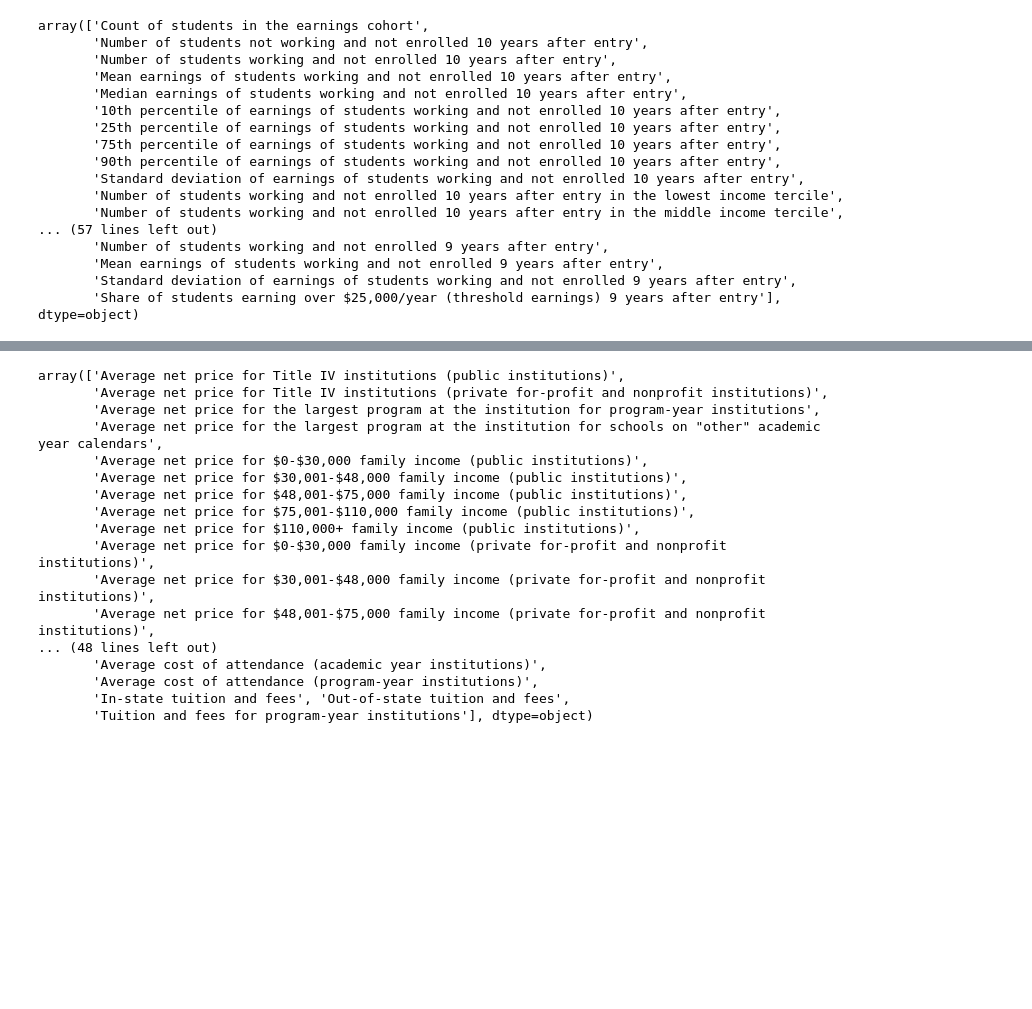
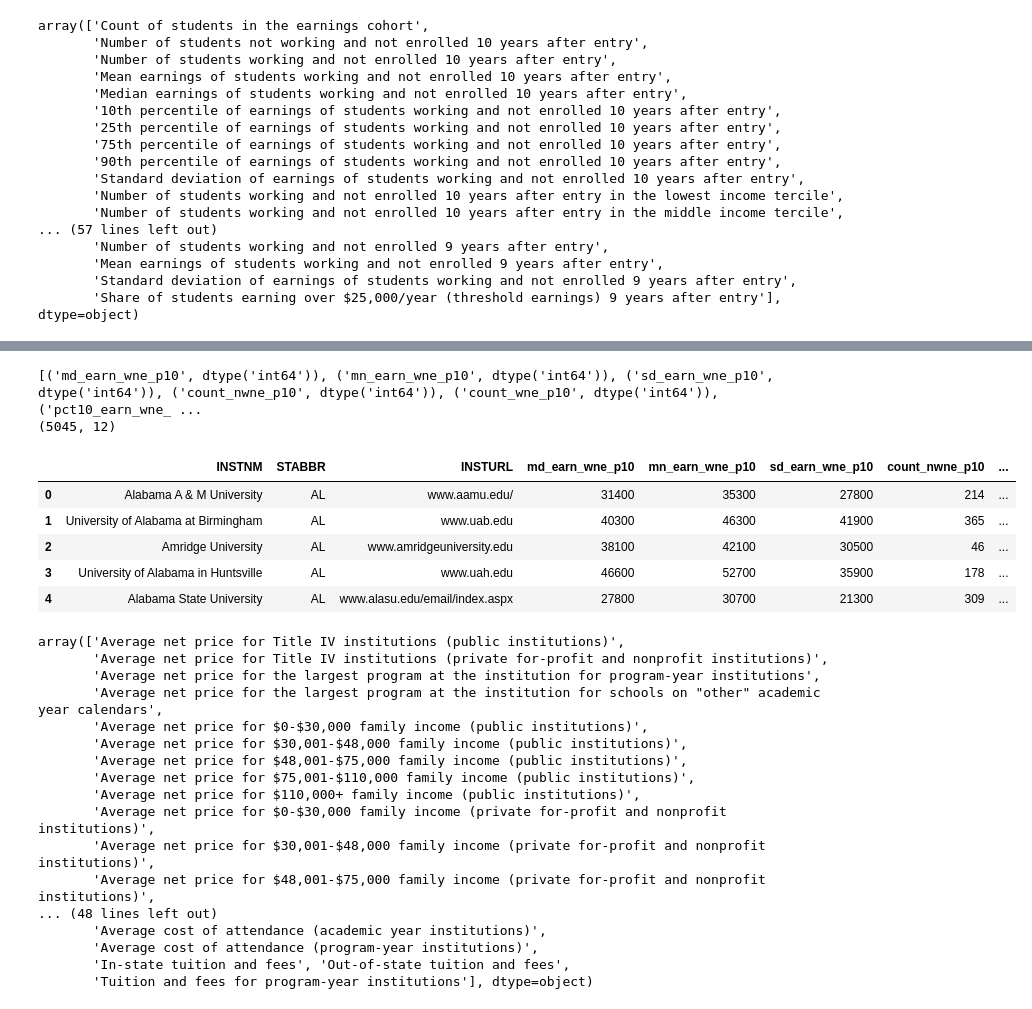
Before and after one commit to dbricare/CollegeOutcomes, a Jupyter notebook: OutcomesAnalysis.ipynb, the cells around one changed output, grey strips where cells are left out. Cells and saved outputs as stored; diff of their text form; code cells hidden in the pictures; blank space fills up the shorter version.

```diff
--- a/OutcomesAnalysis.ipynb
+++ b/OutcomesAnalysis.ipynb
@@ -275,3 +282,26 @@ dfearn10yr.head()
+# %%
+# convert string objects to int and drop privacy protected schools
+
+ts = []
+
+for col in dfearn10yr.columns[3:]:
+    dfearn10yr[col] = dfearn10yr[col].str.extract('(^\d+)', expand=False)
+    dfearn10yr.dropna(subset=[col], inplace=True, how='any')
+    dfearn10yr[col] = dfearn10yr[col].astype(int)
+    ts.append((col, dfearn10yr[col].dtype))
+
+print(ts)
+print(dfearn10yr.shape)
+dfearn10yr.head()
+# %% [output]
+[('md_earn_wne_p10', dtype('int64')), ('mn_earn_wne_p10', dtype('int64')), ('sd_earn_wne_p10', dtype('int64')), ('count_nwne_p10', dtype('int64')), ('count_wne_p10', dtype('int64')), ('pct10_earn_wne_ ...
+(5045, 12)
+|  | INSTNM | STABBR | INSTURL | md_earn_wne_p10 | mn_earn_wne_p10 | sd_earn_wne_p10 | count_nwne_p10 | ... |
+| 0 | Alabama A & M University | AL | www.aamu.edu/ | 31400 | 35300 | 27800 | 214 | ... |
+| 1 | University of Alabama at Birmingham | AL | www.uab.edu | 40300 | 46300 | 41900 | 365 | ... |
+| 2 | Amridge University | AL | www.amridgeuniversity.edu | 38100 | 42100 | 30500 | 46 | ... |
+| 3 | University of Alabama in Huntsville | AL | www.uah.edu | 46600 | 52700 | 35900 | 178 | ... |
+| 4 | Alabama State University | AL | www.alasu.edu/email/index.aspx | 27800 | 30700 | 21300 | 309 | ... |
 # %%
 # cost categories
 
```
Also changed, not shown: parts of 27 cells of this notebook.
